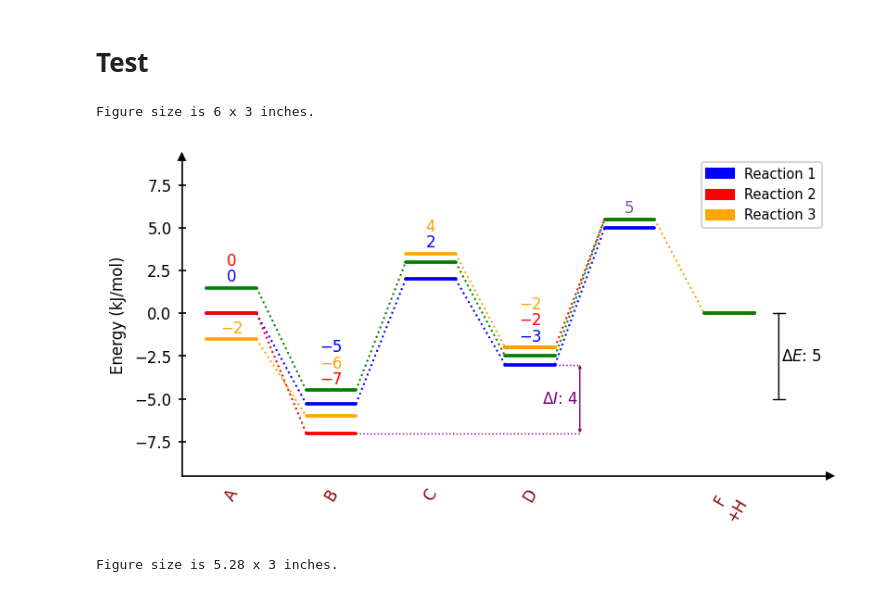
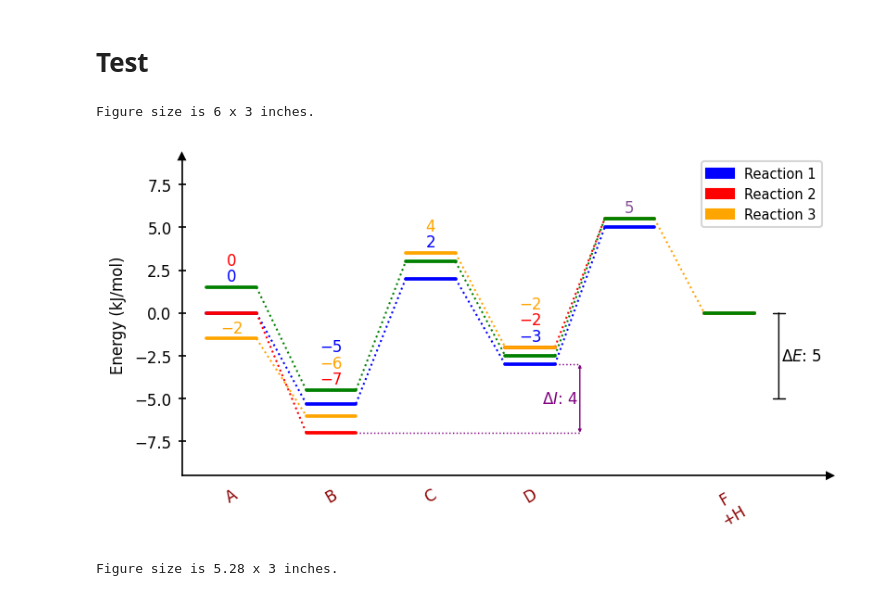
Before and after one commit to Tonner-Zech-Group/chem-diagrams, a Jupyter notebook: examples/test_use.ipynb, the cells around one changed output. Cells and saved outputs as stored; diff of their text form; code cells hidden in the pictures.

Commit message:
Change set_xlabel keyword from angle to rotation

```diff
--- a/examples/test_use.ipynb
+++ b/examples/test_use.ipynb
@@ -67,34 +67,35 @@ dia1.draw_difference_bar(
     arrowstyle="<->",
     x_whiskers=(1, 3),
 )
 
 dia1.add_numbers_auto(
     x_min_max=(0,3)
 )
 
 dia1.add_numbers_average(
     x_min_max=4,
     color="#885398"
 )
 
 dia1.legend(
     fontsize=7,
 )
 
 
 dia1.set_xlabels(
     ["A", "B", "C", "D", "F\n+H"],
     labelplaces=[0,1,2,3,5],
     color="darkred",
     weight="normal",
+    rotation=30
 )
 
 dia1.set_diagram_style("halfboxed")
 dia1.ax.set_ylabel("Energy (kJ/mol)", fontsize=8)
 dia1.show()
 # %% [output]
 Figure size is 6 x 3 inches.
-[figure, old version]
+[figure, new version]
 # %%
 
 dia1 = EnergyDiagram(
```
Also changed, not shown: 5 other files.
